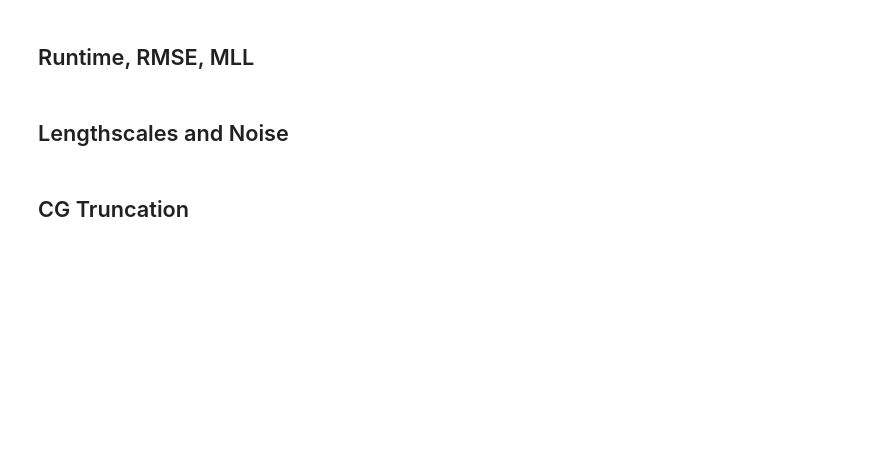
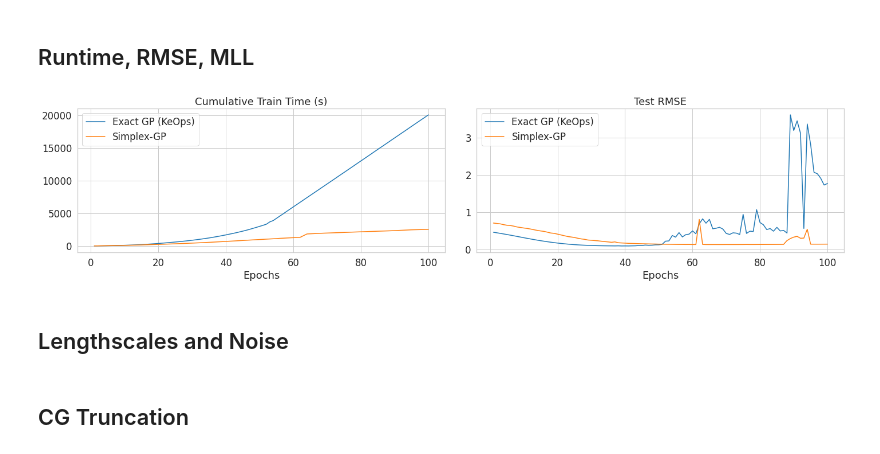
Before and after one commit to activatedgeek/simplex-gp, a Jupyter notebook: notebooks/viz_training.ipynb, the cells around one changed output. Drawn from its saved outputs; the diff is of its cells as text; code cells hidden in the pictures; blank space fills up the shorter version.

```diff
--- a/notebooks/viz_training.ipynb
+++ b/notebooks/viz_training.ipynb
@@ -5,7 +5,7 @@ import pandas as pd
 import matplotlib.pyplot as plt
 import seaborn as sns
 
-sns.set(font_scale=1.5, style='whitegrid', palette=sns.color_palette('Spectral'))
+sns.set(font_scale=1.5, style='whitegrid', palette=sns.color_palette('tab10'))
 # %%
 from typing import List
 
@@ -39,23 +53,38 @@ metrics
 # %% [markdown]
 ## Runtime, RMSE, MLL
 # %%
-fig, axes = plt.subplots(figsize=(10, 10), nrows=2, ncols=2)
+# fig, axes = plt.subplots(figsize=(10, 10), nrows=2, ncols=2)
+fig, axes = plt.subplots(figsize=(20, 5), ncols=2, sharex=True)
 
-dataset = '3droa'
+dataset = '3droad'
 plt_metrics = metrics[(metrics.dataset == dataset) & (metrics._step <= 100)]
 plt_metrics = plt_metrics.sort_values(by=['method'], ascending=False)
-sns.lineplot(data=plt_metrics, x='_step', y='train/mll', hue='method', ci=None, ax=axes[0,0])
-sns.lineplot(data=plt_metrics, x='_step', y='train/total_cu_ts', hue='method', ci=None, ax=axes[0,1])
-sns.lineplot(data=plt_metrics, x='_step', y='val/rmse', hue='method', ci=None, ax=axes[1,0])
-sns.lineplot(data=plt_metrics, x='_step', y='test/rmse', hue='method', ci=None, ax=axes[1,1])
+# sns.lineplot(data=plt_metrics, x='_step', y='train/mll', hue='method', ci=None, ax=axes[0,0])
+sns.lineplot(data=plt_metrics, x='_step', y='train/total_cu_ts', hue='method', ci=None, ax=axes[0])
+# sns.lineplot(data=plt_metrics, x='_step', y='val/rmse', hue='method', ci=None, ax=axes[1,0])
+sns.lineplot(data=plt_metrics, x='_step', y='test/rmse', hue='method', ci=None, ax=axes[1])
+
+axes[0].set_xlabel('Epochs')
+axes[0].set_ylabel('')
+axes[0].set_title('Cumulative Train Time (s)')
+axes[1].set_xlabel('Epochs')
+axes[1].set_ylabel('')
+axes[1].set_title('Test RMSE')
+h, l = axes[0].get_legend_handles_labels()
+axes[0].legend(h, ['Exact GP (KeOps)', 'Simplex-GP'])
+h, l = axes[1].get_legend_handles_labels()
+axes[1].legend(h, ['Exact GP (KeOps)', 'Simplex-GP'])
 
 # axes[1,0].set_ylim([0.0, 2.0])
 # axes[1,1].set_ylim([0.0, 2.0])
 
 fig.tight_layout()
 
 # ax.set_ylim([0., 2.])
+# fig.savefig('3droad-train.pdf', bbox_inches='tight')
 # fig.savefig(f'{dataset}-training.png', bbox_inches='tight')
+# %% [output]
+[figure, added]
 # %% [markdown]
 ## Lengthscales and Noise
 # %%
```
Also changed, not shown: parts of 1 cell of this notebook, 11 other files.
